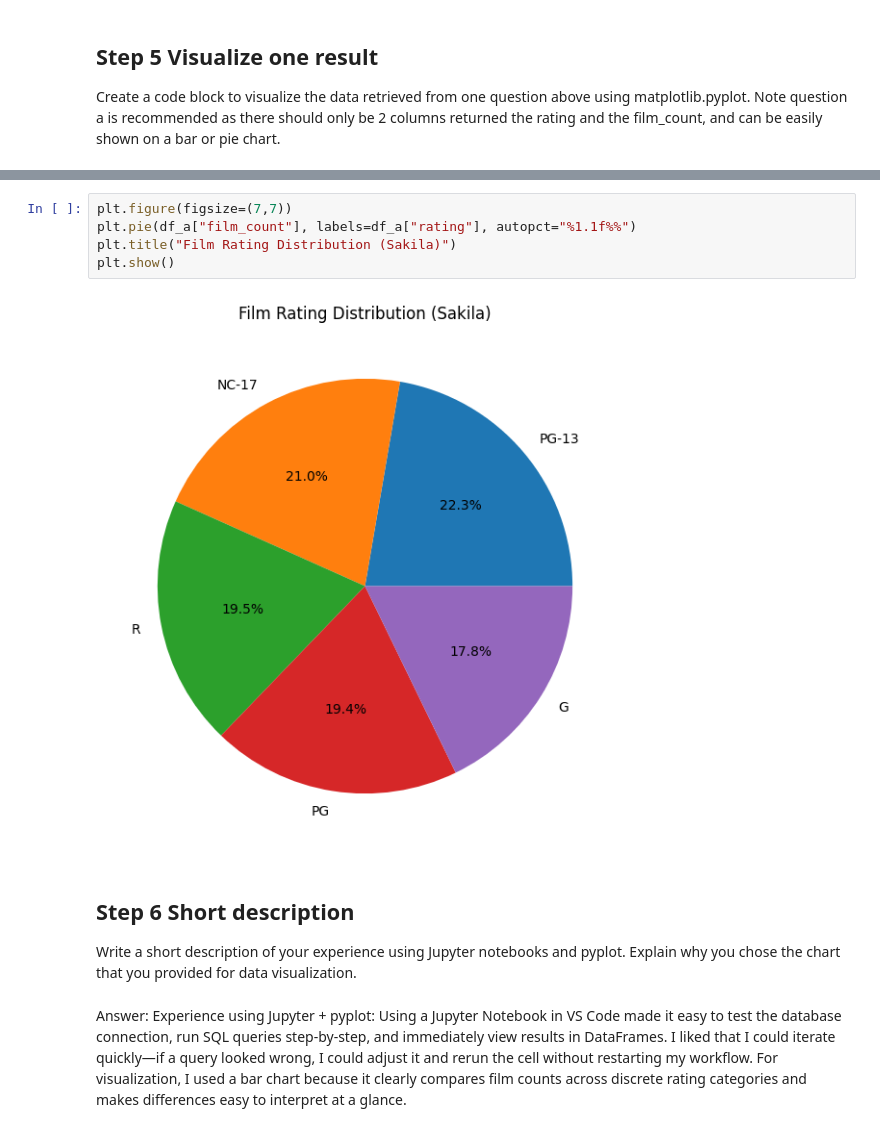
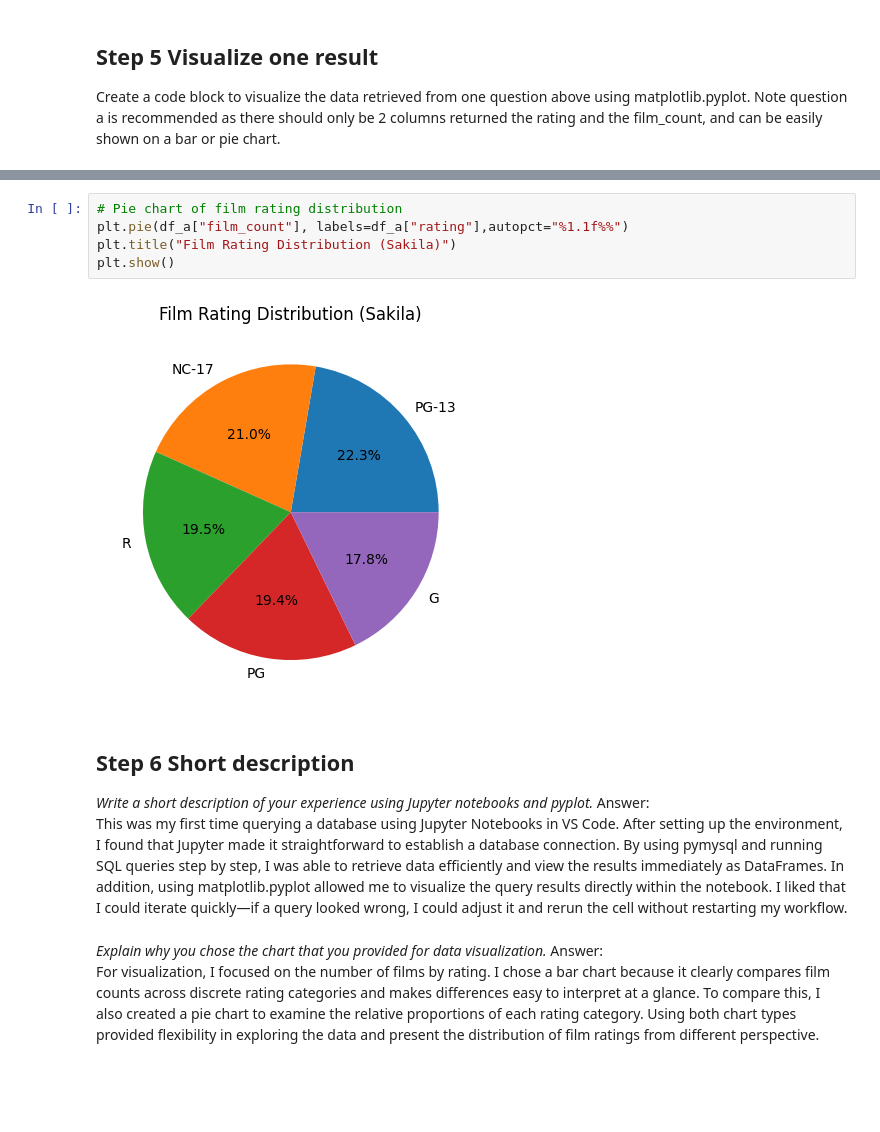
Before and after one commit to xuany823/ASD507CourseWork, a Jupyter notebook: Module4/Assignment4.1_Michelle_Wang.ipynb, the cells around one changed output, grey strips where cells are left out. Drawn from its saved outputs; the diff is of its cells as text; blank space fills up the shorter version.

```diff
--- a/Module4/Assignment4.1_Michelle_Wang.ipynb
+++ b/Module4/Assignment4.1_Michelle_Wang.ipynb
@@ -176,15 +168,16 @@ plt.show()
 # %%
-plt.figure(figsize=(7,7))
-plt.pie(df_a["film_count"], labels=df_a["rating"], autopct="%1.1f%%")
+# Pie chart of film rating distribution
+plt.pie(df_a["film_count"], labels=df_a["rating"],autopct="%1.1f%%")
 plt.title("Film Rating Distribution (Sakila)")
 plt.show()
 # %% [output]
-[figure, old version]
+[figure, new version]
 # %% [markdown]
 ## Step 6 Short description
-Write a short description of your experience using Jupyter notebooks and pyplot.
-Explain why you chose the chart that you provided for data visualization.
+*Write a short description of your experience using Jupyter notebooks and pyplot.*
+Answer:
+This was my first time querying a database using Jupyter Notebooks in VS Code. After setting up the environment, I found that Jupyter made it straightforward to establish a database connection. By using pymysql and running SQL queries step by step, I was able to retrieve data efficiently and view the results immediately as DataFrames. In addition, using matplotlib.pyplot allowed me to visualize the query results directly within the notebook. I liked that I could iterate quickly—if a query looked wrong, I could adjust it and rerun the cell without restarting my workflow.
 # %% [markdown]
+*Explain why you chose the chart that you provided for data visualization.*
 Answer:
-Experience using Jupyter + pyplot:
-Using a Jupyter Notebook in VS Code made it easy to test the database connection, run SQL queries step-by-step, and immediately view results in DataFrames. I liked that I could iterate quickly—if a query looked wrong, I could adjust it and rerun the cell without restarting my workflow. For visualization, I used a bar chart because it clearly compares film counts across discrete rating categories and makes differences easy to interpret at a glance.
+For visualization, I focused on the number of films by rating. I chose a bar chart because it clearly compares film counts across discrete rating categories and makes differences easy to interpret at a glance. To compare this, I also created a pie chart to examine the relative proportions of each rating category. Using both chart types provided flexibility in exploring the data and present the distribution of film ratings from different perspective.
```
Also changed, not shown: parts of 13 cells of this notebook, 2 other files.
